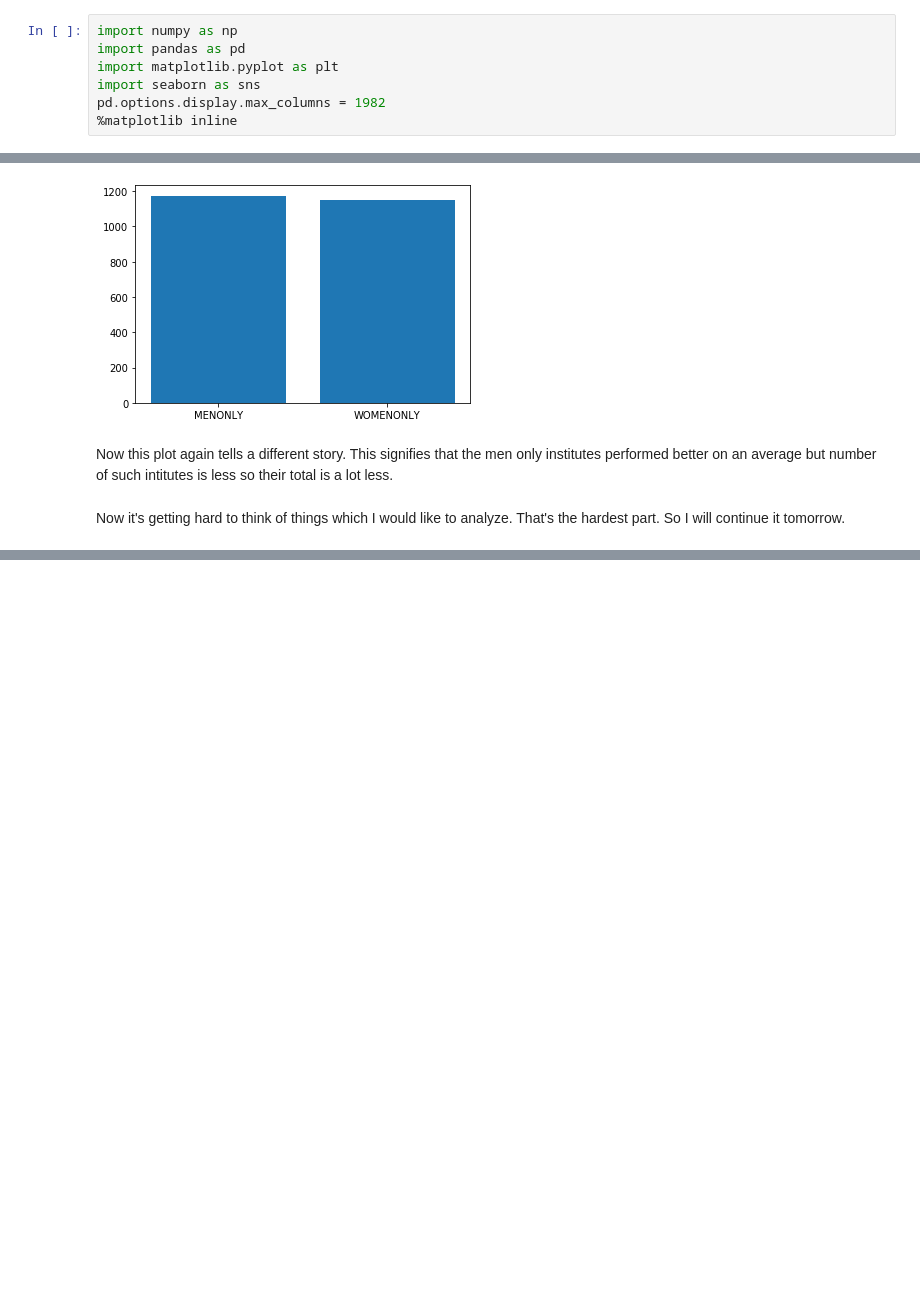
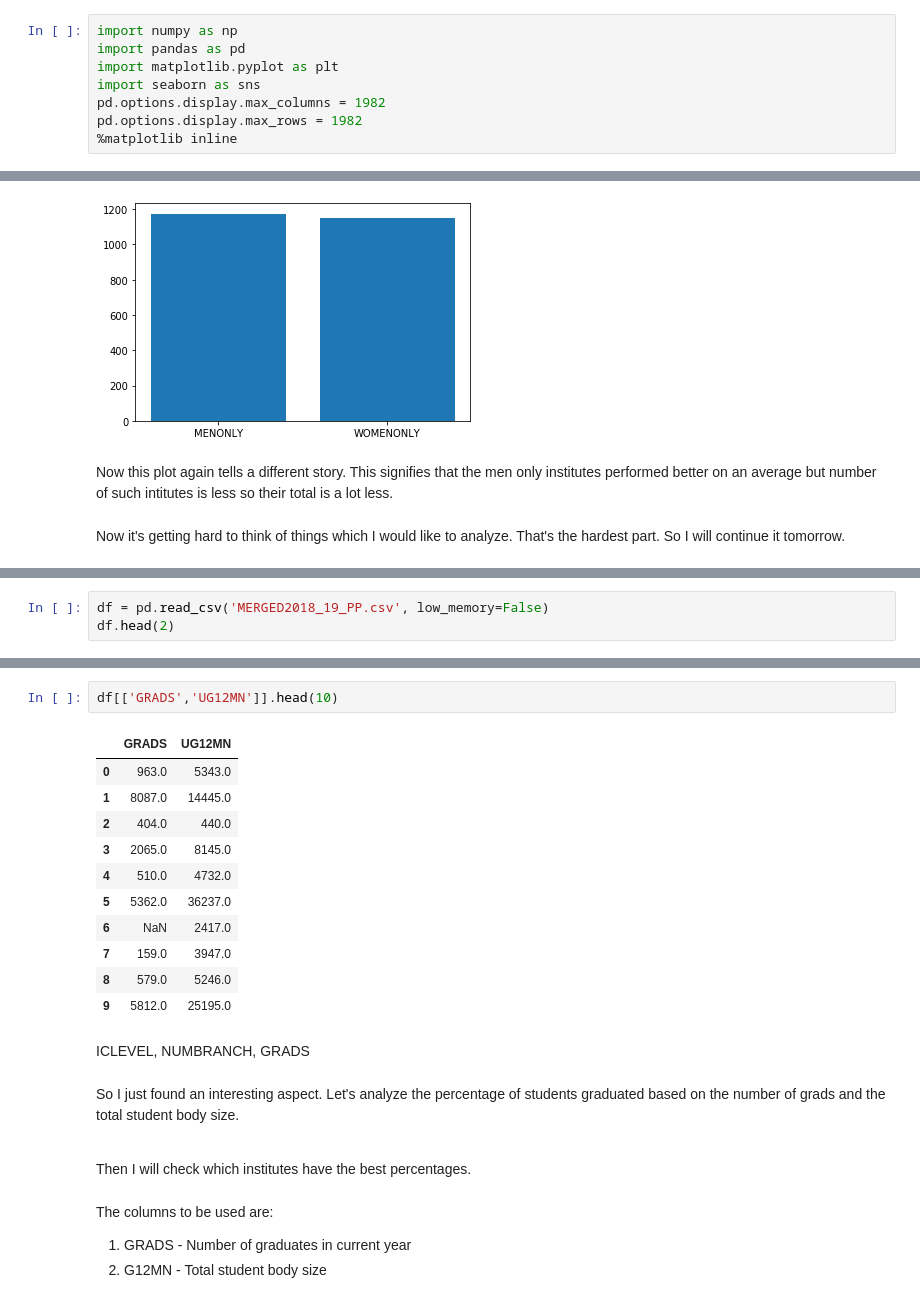
Before and after one commit to pratik-276/Infinite_Stories_with_Data, a Jupyter notebook: College ScoreCard Data/College Scorecard.ipynb, the cells around one changed output, grey strips where cells are left out. Drawn from its saved outputs; the diff is of its cells as text; blank space fills up the shorter version.

```diff
--- a/College ScoreCard Data/College Scorecard.ipynb
+++ b/College ScoreCard Data/College Scorecard.ipynb
@@ -16,6 +16,7 @@ import pandas as pd
 import matplotlib.pyplot as plt
 import seaborn as sns
 pd.options.display.max_columns = 1982
+pd.options.display.max_rows = 1982
 %matplotlib inline
 # %% [markdown]
 Let's load in one of the csv files and try to understand how to proceed
@@ -164,0 +168,3 @@ Now it's getting hard to think of things which I would like to analyze. That's t
+# %%
+df = pd.read_csv('MERGED2018_19_PP.csv', low_memory=False)
+df.head(2)
@@ -164,0 +175,24 @@ Now it's getting hard to think of things which I would like to analyze. That's t
+# %%
+df[['GRADS','UG12MN']].head(10)
+# %% [output]
+|  | GRADS | UG12MN |
+| 0 | 963.0 | 5343.0 |
+| 1 | 8087.0 | 14445.0 |
+| 2 | 404.0 | 440.0 |
+| 3 | 2065.0 | 8145.0 |
+| 4 | 510.0 | 4732.0 |
+| 5 | 5362.0 | 36237.0 |
+| 6 | NaN | 2417.0 |
+| 7 | 159.0 | 3947.0 |
+| 8 | 579.0 | 5246.0 |
+| 9 | 5812.0 | 25195.0 |
+# %% [markdown]
+ICLEVEL, NUMBRANCH, GRADS
+# %% [markdown]
+So I just found an interesting aspect. Let's analyze the percentage of students graduated based on the number of grads and the total student body size.<br/><br/>
+
+Then I will check which institutes have the best percentages.
+# %% [markdown]
+The columns to be used are:
+1. GRADS - Number of graduates in current year
+2. G12MN - Total student body size
```
Also changed, not shown: parts of 18 cells of this notebook.
